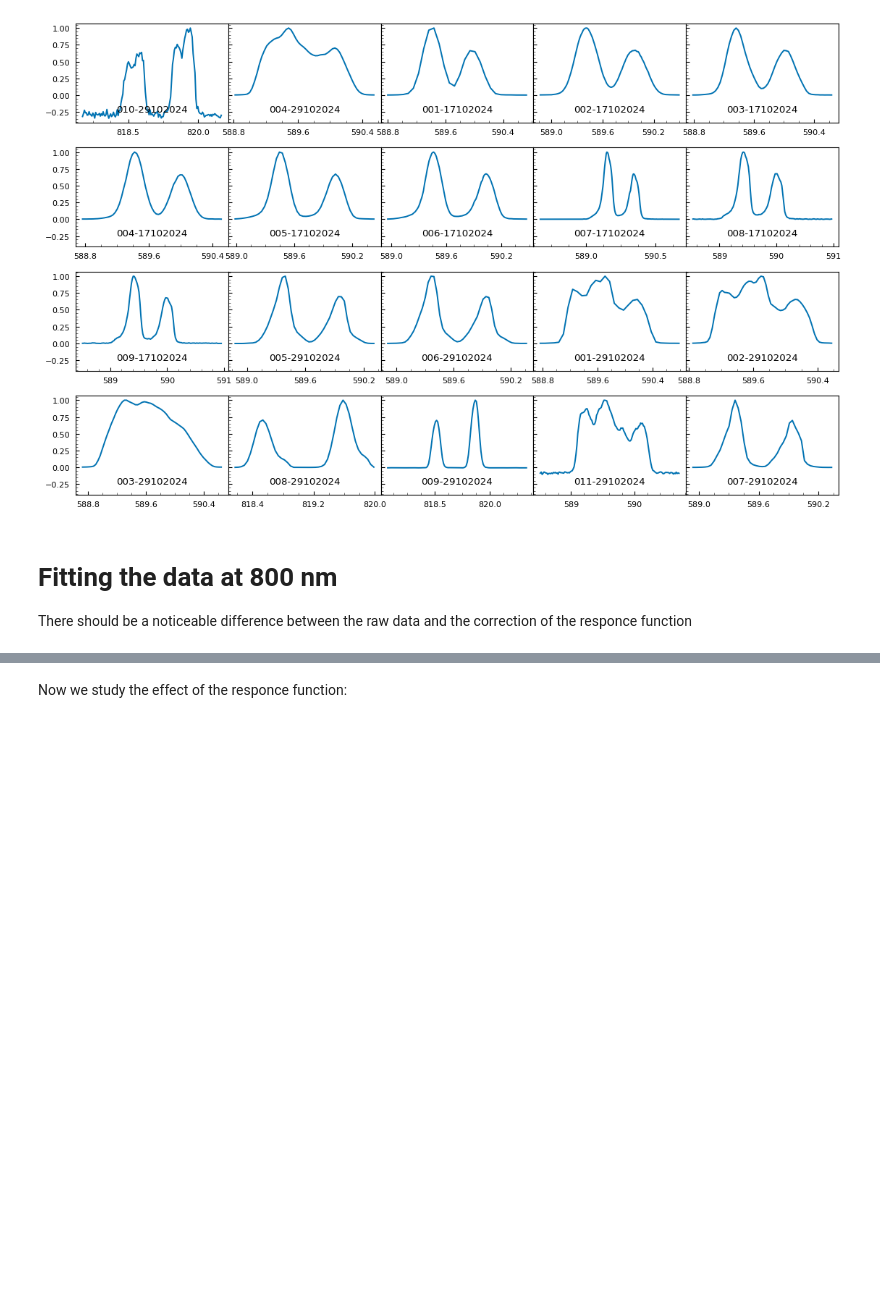
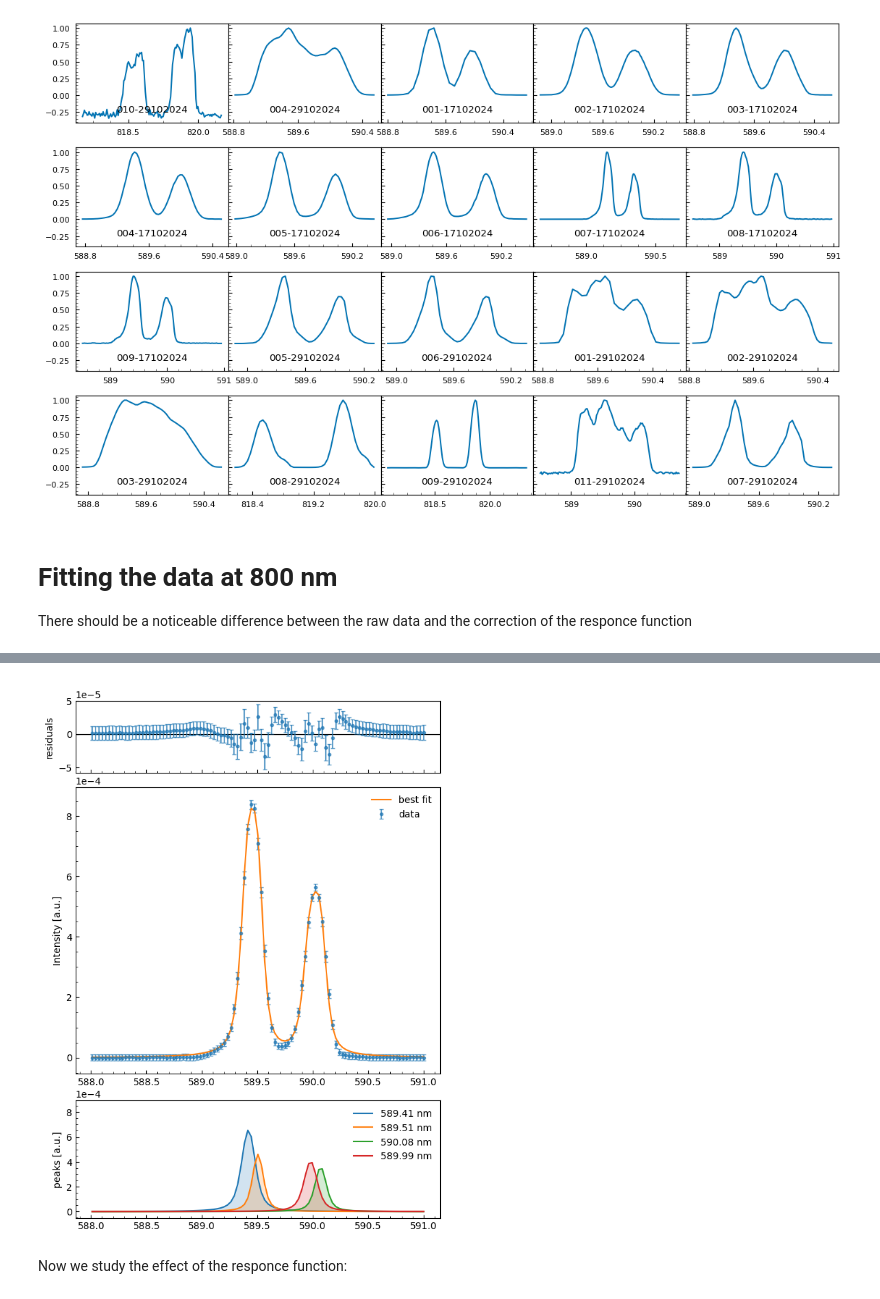
Before and after one commit to zar-hub/Lab_Materia_Condensata, a Jupyter notebook: Lab_Report.ipynb, the cells around one changed output, grey strips where cells are left out. Saved outputs shown, nothing was run; the diff lists cells and outputs as text; code cells hidden in the pictures; blank space fills up the shorter version.

```diff
--- a/Lab_Report.ipynb
+++ b/Lab_Report.ipynb
@@ -321,3 +327,45 @@ plt.show()
+# %%
+kw = {'marker':'.',
+      'capsize':2,
+      'linestyle':'none',
+      'alpha':.7}
+
+fig = result.plot(data_kws=kw, title=' ')
+fig.tight_layout()
+fig.subplots_adjust(hspace=.08)
+
+
+components = result.eval_components(params=result.params, x=wl)
+
+# major ticks inside
+axs = fig.get_axes()
+axs[0].tick_params(direction='in', which='both')
+
+# plot the peaks
+ax_peak = fig.add_subplot(313, sharex=axs[0], sharey=axs[1])
+ax_peak.set_ylabel(r'peaks [a.u.]')
+
+for key in components.keys():
+    if key == 'bkg_':
+        continue
+    label = wl[np.argmax(components[key])]
+    label = f'{label:.2f} nm'
+    ax_peak.plot(wl, components[key], label=label)
+    ax_peak.fill_between(wl, components[key], 0, alpha = 0.2)
+
+# move it a little down
+pos = ax_peak.get_position()
+delta = pos.height + 0.06
+ax_peak.set_position([pos.x0, pos.y0 - delta, pos.width, pos.height])
+ax_peak.tick_params(direction='in', which='both')
+ax_peak.ticklabel_format(axis='y', style='sci', scilimits=(0,0))
+ax_peak.legend(loc='upper right', frameon=False)
+
+fmtax(axs[1], loc='upper right', label='y')
+axs[1].set_xlabel(None)
+plt.show()
+# %% [output]
+[figure, added]
 # %%
 
 pfit = create_params(amp_1 = 0.00022, cen_1 = 8185.5, sig_1 = 0.9, gamma_1 = 0.9,
```
Also changed, not shown: parts of 1 cell of this notebook, 2 other files.
